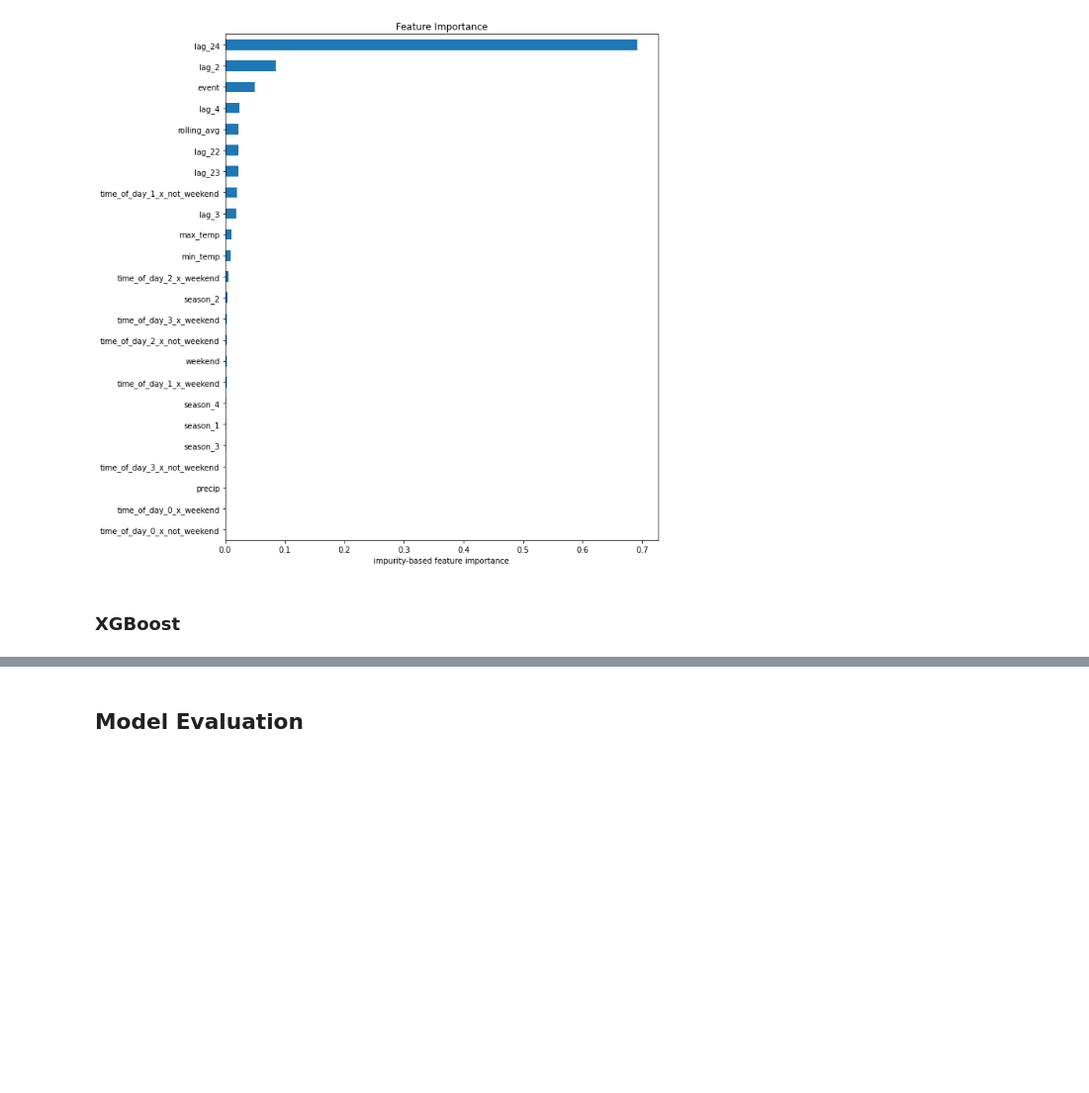
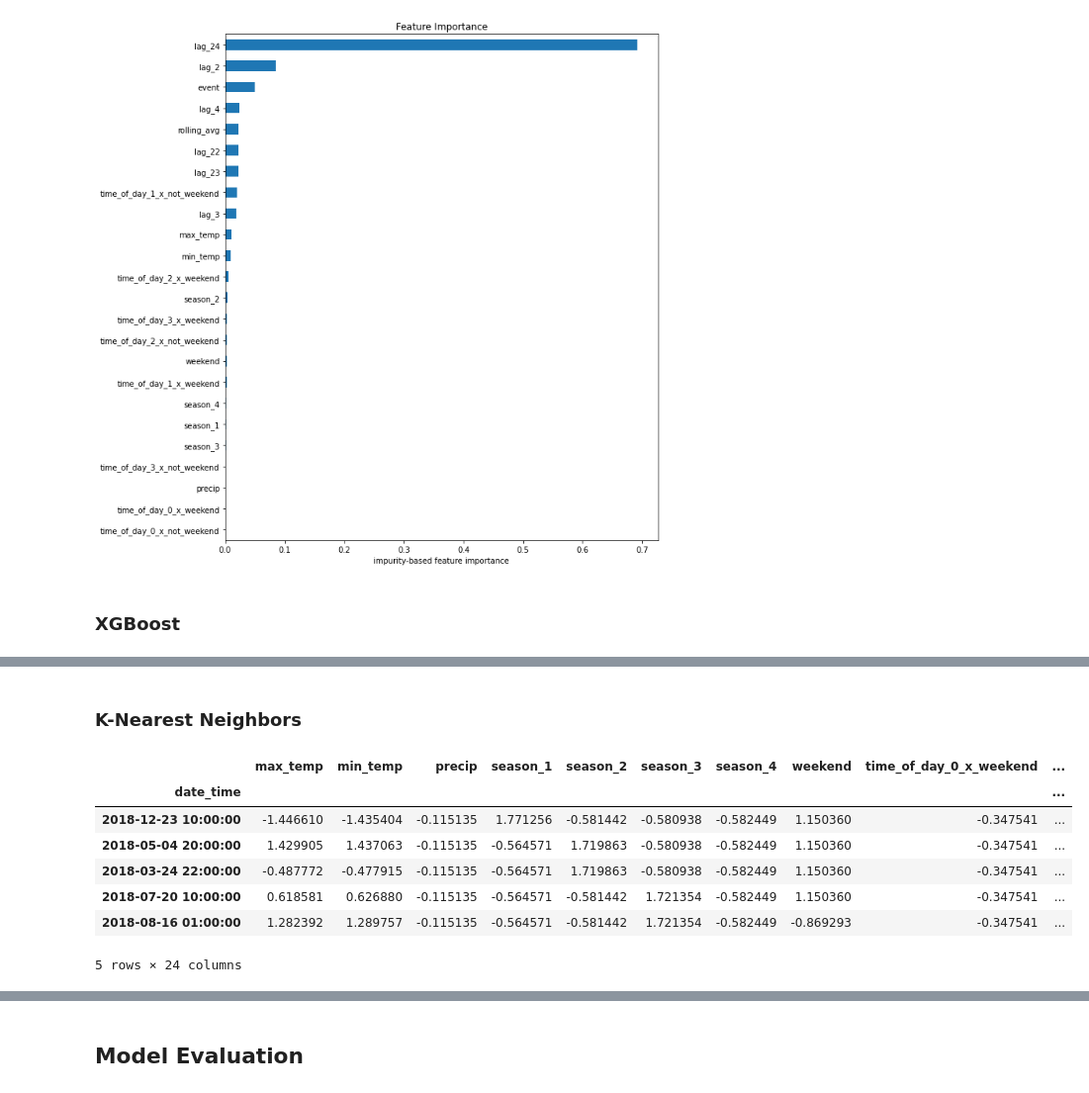
Before and after one commit to masbach/BananaCode, a Jupyter notebook: notebooks/4-PredictiveAnalysis.ipynb, the cells around one changed output, grey strips where cells are left out. Shown at 99% size. Cells and saved outputs as stored; diff of their text form; code cells hidden in the pictures; blank space fills up the shorter version.

```diff
--- a/notebooks/4-PredictiveAnalysis.ipynb
+++ b/notebooks/4-PredictiveAnalysis.ipynb
@@ -312,0 +338,16 @@ xgb.to_graphviz(XGB.best_estimator_, num_trees=XGB.best_estimator_.best_iteratio
+# %% [markdown]
+### K-Nearest Neighbors
+# %%
+scaler = StandardScaler()
+X_scaled=scaler.fit_transform(X_train)
+X_scaled_df = pd.DataFrame(X_scaled, columns=X_train.columns, index=X_train.index)
+X_scaled_df.head()
+# %% [output]
+|  | max_temp | min_temp | precip | season_1 | season_2 | season_3 | season_4 | weekend | time_of_day_0_x_weekend | ... |
+| date_time |  |  |  |  |  |  |  |  |  | ... |
+| 2018-12-23 10:00:00 | -1.446610 | -1.435404 | -0.115135 | 1.771256 | -0.581442 | -0.580938 | -0.582449 | 1.150360 | -0.347541 | ... |
+| 2018-05-04 20:00:00 | 1.429905 | 1.437063 | -0.115135 | -0.564571 | 1.719863 | -0.580938 | -0.582449 | 1.150360 | -0.347541 | ... |
+| 2018-03-24 22:00:00 | -0.487772 | -0.477915 | -0.115135 | -0.564571 | 1.719863 | -0.580938 | -0.582449 | 1.150360 | -0.347541 | ... |
+| 2018-07-20 10:00:00 | 0.618581 | 0.626880 | -0.115135 | -0.564571 | -0.581442 | 1.721354 | -0.582449 | 1.150360 | -0.347541 | ... |
+| 2018-08-16 01:00:00 | 1.282392 | 1.289757 | -0.115135 | -0.564571 | -0.581442 | 1.721354 | -0.582449 | -0.869293 | -0.347541 | ... |
+5 rows × 24 columns
```
Also changed, not shown: parts of 21 cells of this notebook.
